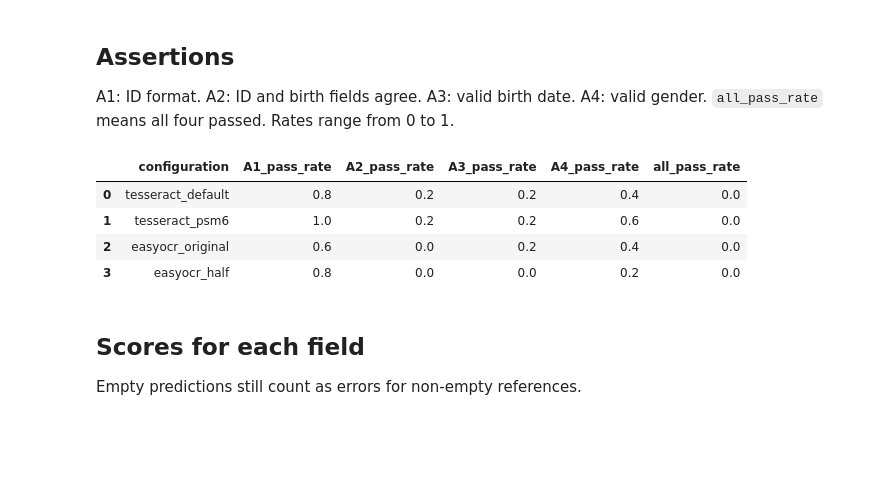
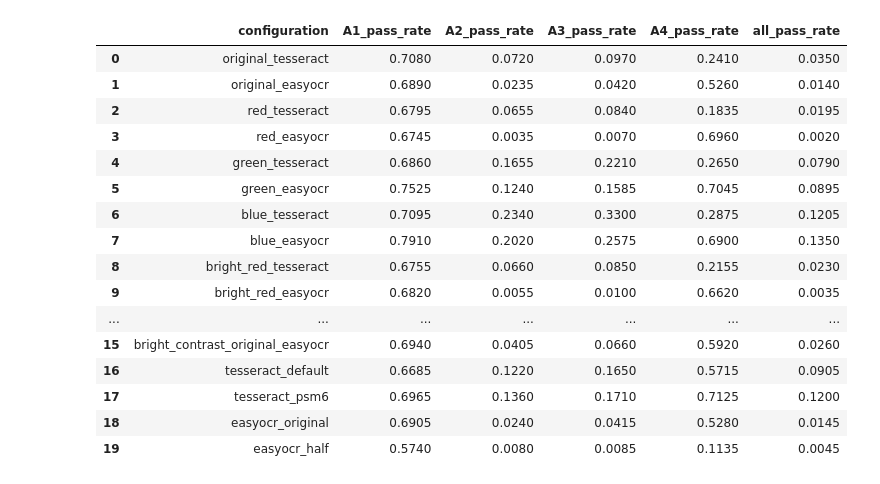
Before and after one commit to nizar-tal/E2EML-Project-ICP, a Jupyter notebook: projects/ICP/ICP.ipynb, the cells around one changed output. Saved outputs shown, nothing was run; the diff lists cells and outputs as text; code cells hidden in the pictures; blank space fills up the shorter version.

```diff
--- a/projects/ICP/ICP.ipynb
+++ b/projects/ICP/ICP.ipynb
@@ -35,0 +1,20 @@ Higher exact match is better. Lower character error rate (CER) is better. A blan
+# %%
+from pathlib import Path
+import json
+import unicodedata
+import pandas as pd
+from IPython.display import display
+
+ROOT = Path.cwd()
+if not (ROOT / "ocr_variants.json").exists():
+    ROOT = ROOT / "projects/ICP"
+# %%
+# local files I had for the T1/T2 results
+RUN_DIR = ROOT / "service/results/test-all"
+run = json.loads((RUN_DIR / "metadata/run.json").read_text())
+results = pd.read_csv(RUN_DIR / "results.csv")
+fields = pd.read_csv(RUN_DIR / "fields.csv")
+comparisons = pd.read_csv(RUN_DIR / "comparisons.csv")
+rankings = pd.read_csv(RUN_DIR / "rankings.csv")
+
+print(f"{run['slice']}: {run['cards']} cards per configuration, {len(results)} configurations")
@@ -45,17 +45,25 @@ display(results[accuracy_columns].round(4))
-# %% [markdown]
-## Assertions
-A1: ID format. A2: ID and birth fields agree. A3: valid birth date. A4: valid gender. `all_pass_rate` means all four passed. Rates range from 0 to 1.
 # %%
-assertion_columns = ["configuration", "A1_pass_rate", "A2_pass_rate", "A3_pass_rate", "A4_pass_rate", "all_pass_rate"]
-display(results[assertion_columns].round(4))
+assert_col = ["configuration", "A1_pass_rate",
+                     "A2_pass_rate", "A3_pass_rate",
+                     "A4_pass_rate", "all_pass_rate"]
+display(results[assert_col].round(4))
 # %% [output]
 |  | configuration | A1_pass_rate | A2_pass_rate | A3_pass_rate | A4_pass_rate | all_pass_rate |
-| 0 | tesseract_default | 0.8 | 0.2 | 0.2 | 0.4 | 0.0 |
-| 1 | tesseract_psm6 | 1.0 | 0.2 | 0.2 | 0.6 | 0.0 |
-| 2 | easyocr_original | 0.6 | 0.0 | 0.2 | 0.4 | 0.0 |
-| 3 | easyocr_half | 0.8 | 0.0 | 0.0 | 0.2 | 0.0 |
+| 0 | original_tesseract | 0.7080 | 0.0720 | 0.0970 | 0.2410 | 0.0350 |
+| 1 | original_easyocr | 0.6890 | 0.0235 | 0.0420 | 0.5260 | 0.0140 |
+| 2 | red_tesseract | 0.6795 | 0.0655 | 0.0840 | 0.1835 | 0.0195 |
+| 3 | red_easyocr | 0.6745 | 0.0035 | 0.0070 | 0.6960 | 0.0020 |
+| 4 | green_tesseract | 0.6860 | 0.1655 | 0.2210 | 0.2650 | 0.0790 |
+| 5 | green_easyocr | 0.7525 | 0.1240 | 0.1585 | 0.7045 | 0.0895 |
+| 6 | blue_tesseract | 0.7095 | 0.2340 | 0.3300 | 0.2875 | 0.1205 |
+| 7 | blue_easyocr | 0.7910 | 0.2020 | 0.2575 | 0.6900 | 0.1350 |
+| 8 | bright_red_tesseract | 0.6755 | 0.0660 | 0.0850 | 0.2155 | 0.0230 |
+| 9 | bright_red_easyocr | 0.6820 | 0.0055 | 0.0100 | 0.6620 | 0.0035 |
+| ... | ... | ... | ... | ... | ... | ... |
+| 15 | bright_contrast_original_easyocr | 0.6940 | 0.0405 | 0.0660 | 0.5920 | 0.0260 |
+| 16 | tesseract_default | 0.6685 | 0.1220 | 0.1650 | 0.5715 | 0.0905 |
+| 17 | tesseract_psm6 | 0.6965 | 0.1360 | 0.1710 | 0.7125 | 0.1200 |
+| 18 | easyocr_original | 0.6905 | 0.0240 | 0.0415 | 0.5280 | 0.0145 |
+| 19 | easyocr_half | 0.5740 | 0.0080 | 0.0085 | 0.1135 | 0.0045 |
-# %% [markdown]
-## Scores for each field
-Empty predictions still count as errors for non-empty references.
 # %%
 display(fields.pivot(index="field", columns="configuration", values="exact_match").round(4))
```
Also changed, not shown: parts of 18 cells of this notebook, 22 other files.
